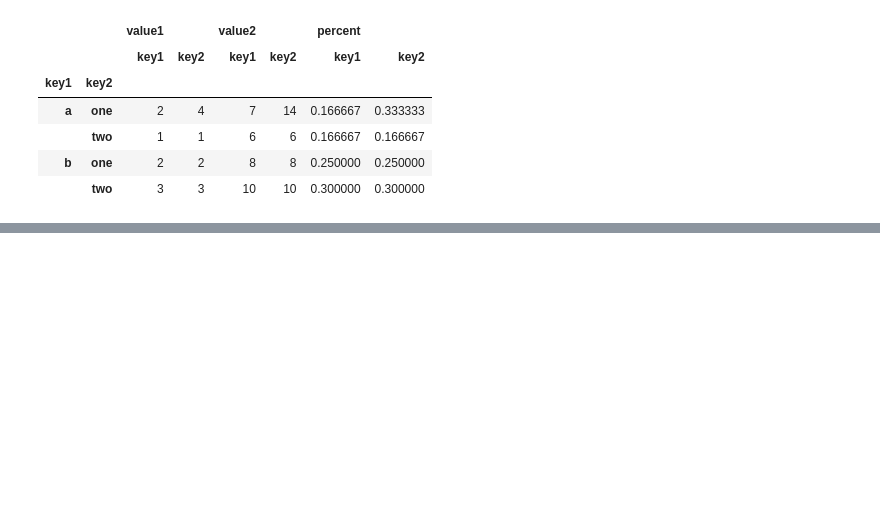
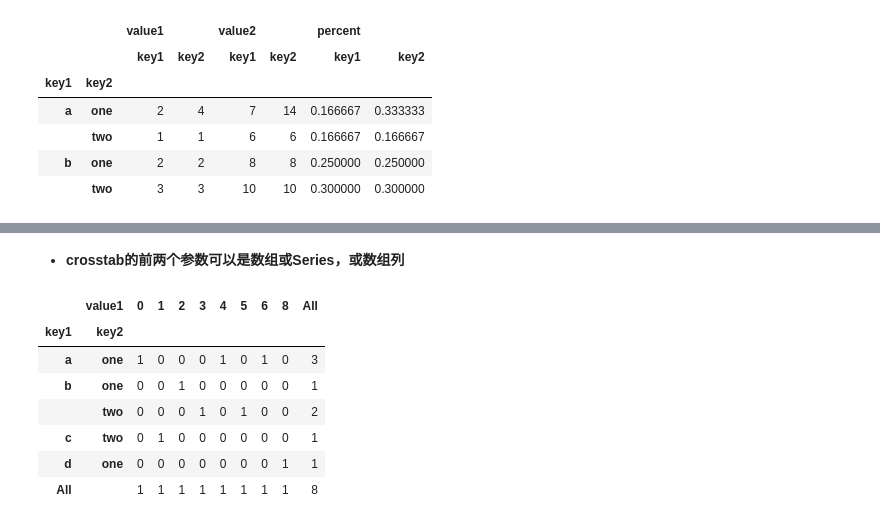
Before and after one commit to DepInjoy/PythonGrammarFoundation, a Jupyter notebook: jupyters/Pandas.ipynb, the cells around one changed output, grey strips where cells are left out. Saved outputs shown, nothing was run; the diff lists cells and outputs as text; code cells hidden in the pictures; blank space fills up the shorter version.

```diff
--- a/jupyters/Pandas.ipynb
+++ b/jupyters/Pandas.ipynb
@@ -416,0 +763,8 @@ df.groupby(["key1", "key2"]).agg([("key1","mean"), ("key2", "sum")])
+# %%
+df = pd.DataFrame({
+    "key1" : ['a', 'c', 'b', 'b', 'a', "d", "b", "a"],
+    "key2" : ['one', 'two', 'one', 'two', 'one', 'one', 'two', 'one'],
+    "value1" : [0, 1, 2, 3, 4, 8, 5, 6],
+    "value2" : [2, 6, 8, 10, 12, 16, 9, 34]
+})
+df
@@ -416,0 +791,13 @@ df.groupby(["key1", "key2"]).agg([("key1","mean"), ("key2", "sum")])
+# %% [markdown]
+- **crosstab的前两个参数可以是数组或Series，或数组列**
+# %%
+pd.crosstab([df.key1, df.key2], df.value1, margins=True)
+# %% [output]
+|  | value1 | 0 | 1 | 2 | 3 | 4 | 5 | 6 | 8 | All |
+| key1 | key2 |  |  |  |  |  |  |  |  |  |
+| a | one | 1 | 0 | 0 | 0 | 1 | 0 | 1 | 0 | 3 |
+| b | one | 0 | 0 | 1 | 0 | 0 | 0 | 0 | 0 | 1 |
+|  | two | 0 | 0 | 0 | 1 | 0 | 1 | 0 | 0 | 2 |
+| c | two | 0 | 1 | 0 | 0 | 0 | 0 | 0 | 0 | 1 |
+| d | one | 0 | 0 | 0 | 0 | 0 | 0 | 0 | 1 | 1 |
+| All |  | 1 | 1 | 1 | 1 | 1 | 1 | 1 | 1 | 8 |
```
Also changed, not shown: parts of 41 cells of this notebook.
